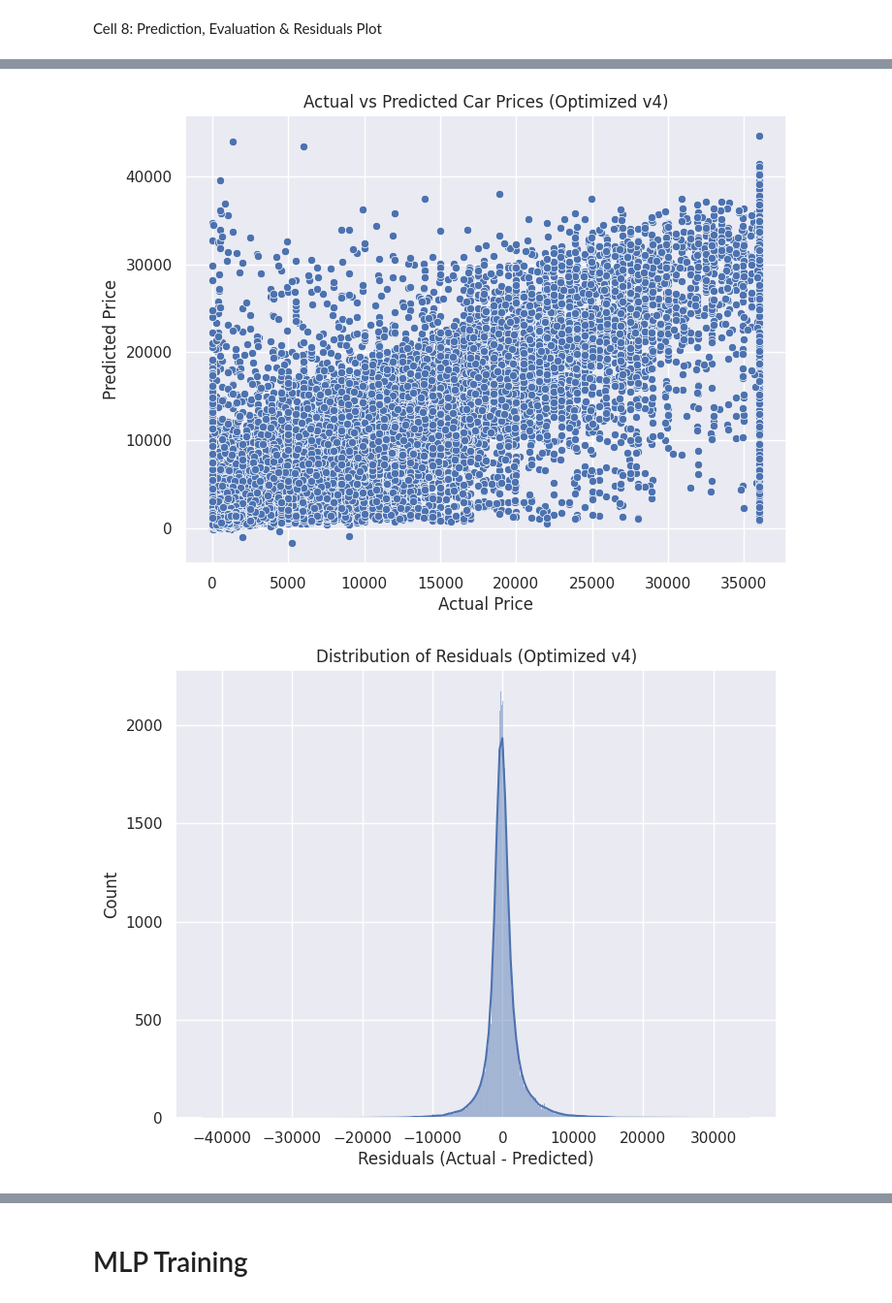
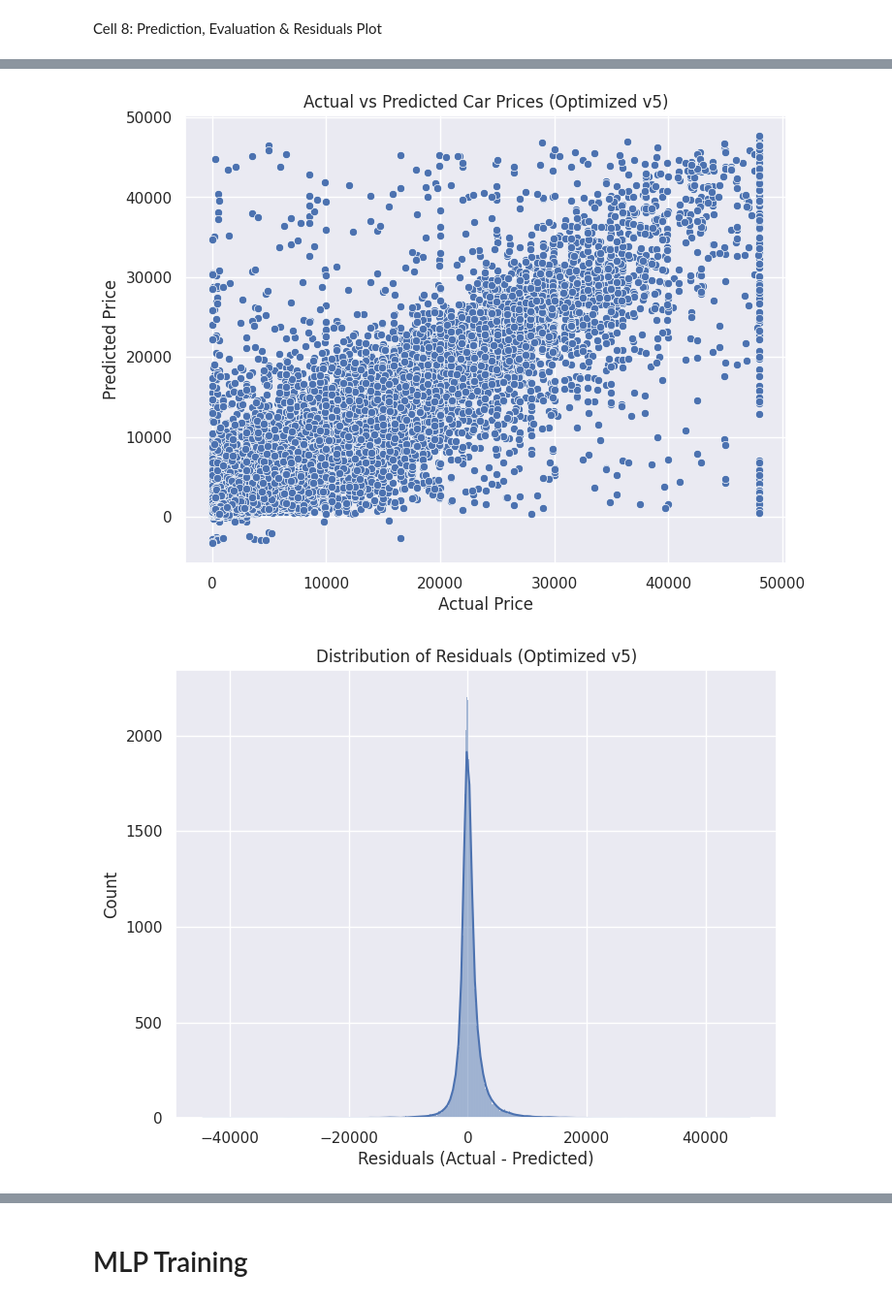
Before and after one commit to Tam107/BDM, a Jupyter notebook: Main_BDM.ipynb, the cells around one changed output, grey strips where cells are left out. Shown at 97% size. Cells and saved outputs as stored; diff of their text form; code cells hidden in the pictures.

```diff
--- a/Main_BDM.ipynb
+++ b/Main_BDM.ipynb
@@ -114,18 +114,21 @@ for col in numerical_cols:
 for col in categorical_cols:
     data[col] = data[col].fillna('missing').astype(str)
 
-# Cap outliers using percentiles for price and kilometer
+# Loại bỏ các mẫu có price = 0 hoặc nhỏ hơn 0
+data = data[data['price'] > 0]
+
+# Cap outliers using stricter percentiles for price and kilometer
 for col in ['price', 'kilometer']:
-    lower_bound = data[col].quantile(0.01)
-    upper_bound = data[col].quantile(0.99)
+    lower_bound = data[col].quantile(0.005)  # 0.5% percentile
+    upper_bound = data[col].quantile(0.995)  # 99.5% percentile
     data[col] = data[col].clip(lower=lower_bound, upper=upper_bound)
 
-# Normalize numerical data using MinMaxScaler
-scaler = MinMaxScaler()
+# Normalize numerical data using StandardScaler
+scaler = StandardScaler()
 data[numerical_cols] = scaler.fit_transform(data[numerical_cols])
 
 # Normalize price separately
-price_scaler = MinMaxScaler()
+price_scaler = StandardScaler()
 data['price'] = price_scaler.fit_transform(data[['price']])
 
 # Display first 5 rows after preprocessing
@@ -179,12 +192,14 @@ Cell 5: Prepare Numerical Inputs and Build Model
 # %%
 # Encode categorical variables for embedding
 cat_encoders = {}
+embedding_dims = {}
 for col in categorical_cols:
     unique_cat = np.unique(X_train[col])
     cat_encoders[col] = {val: idx for idx, val in enumerate(unique_cat)}
     X_train[col] = X_train[col].map(cat_encoders[col]).astype(np.int32)
     X_val[col] = X_val[col].map(cat_encoders[col]).fillna(0).astype(np.int32)
     X_test[col] = X_test[col].map(cat_encoders[col]).fillna(0).astype(np.int32)
+    embedding_dims[col] = min(50, int(np.sqrt(len(unique_cat))))
 
 # Prepare input lists for train, validation, and test sets
 input_list_train = [X_train[col].values for col in categorical_cols] + [X_train[numerical_cols].values]
@@ -195,4 +210,3 @@ input_list_test = [X_test[col].values for col in categorical_cols] + [X_test[num
 y_train = y_train.values.astype(np.float32)
 y_val = y_val.values.astype(np.float32)
 y_test = y_test.values.astype(np.float32)
-print("completed")
@@ -277,16 +293,16 @@ nn.compile(loss='mean_squared_error', optimizer=Adam(learning_rate=0.0001), metr
 # Set up early stopping with patience = 30
 es = EarlyStopping(monitor='val_loss', mode='min', verbose=1, patience=30, restore_best_weights=True)
 
-# Set up learning rate scheduler with patience = 10
-lr_scheduler = ReduceLROnPlateau(monitor='val_loss', factor=0.5, patience=10, min_lr=1e-6, verbose=1)
+# Set up learning rate scheduler with slower reduction
+lr_scheduler = ReduceLROnPlateau(monitor='val_loss', factor=0.7, patience=10, min_lr=1e-6, verbose=1)
 
 # Train the model for up to 300 epochs
 history = nn.fit(
-    input_list_train,  # input_list_train[0]: categorical data, input_list_train[1]: numeric data
+    input_list_train,
     y_train,
     validation_data=(input_list_val, y_val),
     epochs=300,
-    batch_size=128,  # Có thể thử nghiệm với 256 nếu cần
+    batch_size=256,  # Tăng từ 128 lên 256
     verbose=1,
     callbacks=[es, lr_scheduler]
 )
@@ -295,7 +311,7 @@ history = nn.fit(
 plt.figure(figsize=(8, 6))
 plt.plot(history.history['loss'], label='Training Loss')
 plt.plot(history.history['val_loss'], label='Validation Loss')
-plt.title('Loss with Enhanced EE and FNN (Optimized v4)')
+plt.title('Loss with Enhanced EE and FNN (Optimized v5)')
 plt.ylabel('Loss')
 plt.xlabel('Epoch')
 plt.legend(['Train', 'Validation'], loc='upper right')
@@ -305,7 +321,7 @@ plt.show()
 plt.figure(figsize=(8, 6))
 plt.plot(history.history['mae'], label='Training MAE')
 plt.plot(history.history['val_mae'], label='Validation MAE')
-plt.title('MAE with Enhanced EE and FNN (Optimized v4)')
+plt.title('MAE with Enhanced EE and FNN (Optimized v5)')
 plt.ylabel('MAE')
 plt.xlabel('Epoch')
 plt.legend(['Train', 'Validation'], loc='lower right')
@@ -348,7 +364,7 @@ plt.figure(figsize=(8, 6))
 sns.scatterplot(x=y_test, y=y_test_predict)
 plt.xlabel('Actual Price')
 plt.ylabel('Predicted Price')
-plt.title('Actual vs Predicted Car Prices (Optimized v4)')
+plt.title('Actual vs Predicted Car Prices (Optimized v5)')
 plt.show()
 
 # Calculate residuals
@@ -358,7 +374,7 @@ residuals = y_test - y_test_predict
 plt.figure(figsize=(8, 6))
 sns.histplot(residuals, kde=True)
 plt.xlabel('Residuals (Actual - Predicted)')
-plt.title('Distribution of Residuals (Optimized v4)')
+plt.title('Distribution of Residuals (Optimized v5)')
 plt.show()
 
 # Compute evaluation metrics
@@ -366,11 +382,18 @@ MSE = np.mean(residuals**2)
 RMSE = np.sqrt(MSE)
 MAE_val = np.mean(np.abs(residuals))
 R2 = 1 - np.sum(residuals**2) / np.sum((y_test - np.mean(y_test))**2)
-MAPE = np.mean(np.abs(residuals / y_test))
+
+# Tính MAPE với epsilon để tránh chia cho 0
+epsilon = 1e-10
+MAPE = np.mean(np.abs(residuals / (y_test + epsilon)))
+
+# Tính SMAPE như một chỉ số thay thế
+SMAPE = np.mean(2 * np.abs(residuals) / (np.abs(y_test) + np.abs(y_test_predict)))
 
 print(f'\nThe MSE for the model is {MSE:.2f}')
 print(f'The RMSE for the model is {RMSE:.2f}.')
 print(f'The MAE for the model is {MAE_val:.2f}.')
 print(f'The R-squared for the model is {R2:.2f}.')
 print(f'The MAPE for the model is {MAPE:.2f}.')
+print(f'The SMAPE for the model is {SMAPE:.2f}.')
 # %% [output]
@@ -378,2 +401,2 @@ print(f'The MAPE for the model is {MAPE:.2f}.')
-[figure, old version]
+[figure, new version]
-[figure, old version]
+[figure, new version]
```
Also changed, not shown: parts of 12 cells of this notebook.
